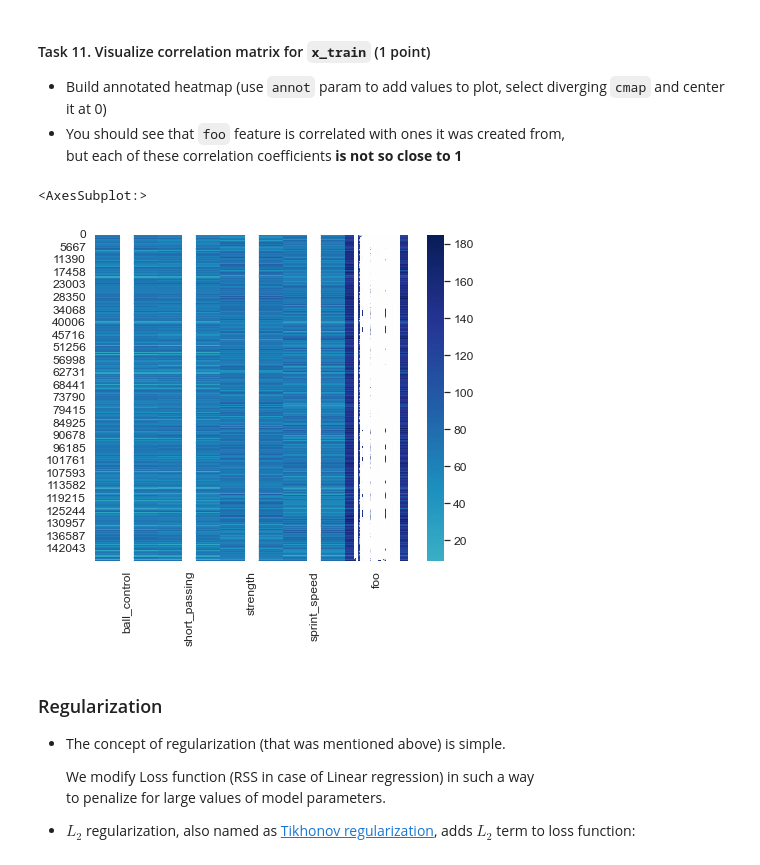
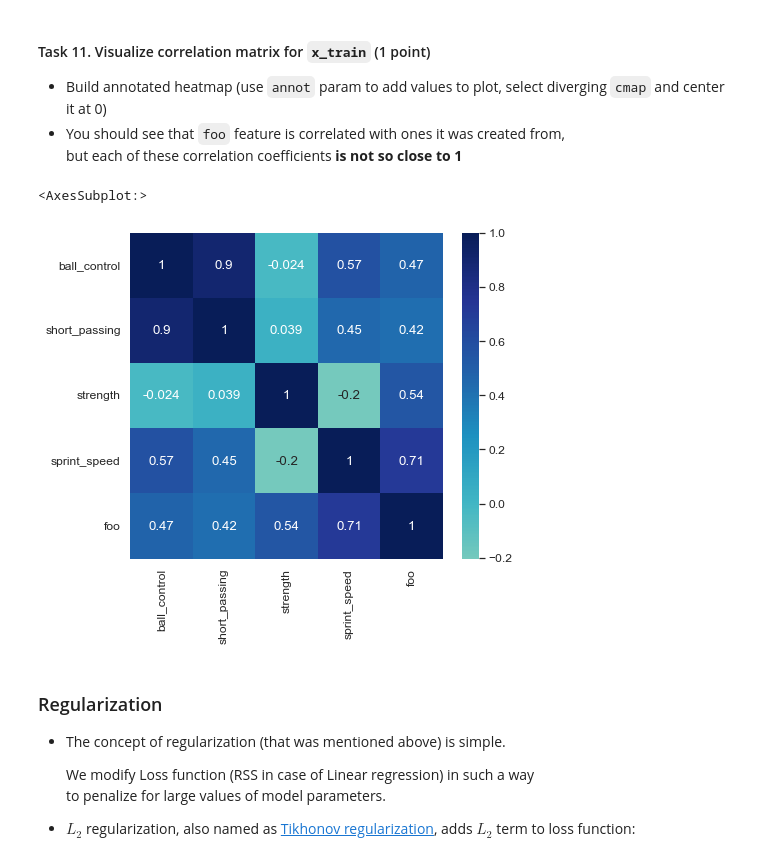
Before and after one commit to Sergo448/rolling-scopes-school-AI-MachineLearning, a Jupyter notebook: Sergo448_Linear_Regression.ipynb, the cells around one changed output. Drawn from its saved outputs; the diff is of its cells as text; code cells hidden in the pictures.

```diff
--- a/Sergo448_Linear_Regression.ipynb
+++ b/Sergo448_Linear_Regression.ipynb
@@ -628,0 +623,6 @@ print(DF_TRAIN.shape, DF_TEST.shape)
+# %%
+print(df.shape)
+ix_split = int(0.8 * df.shape[0])
+DF_TRAIN = df.iloc[:ix_split].copy()
+DF_TEST = df.iloc[ix_split:].copy()
+print(DF_TRAIN.shape, DF_TEST.shape)
@@ -1689,13 +1692,13 @@ l2_norm(model.coef_)
 # %%
 # your code here
 # %%
-sns.heatmap(data=x_train,
+sns.heatmap(data=pd.DataFrame.corr(x_train),
         annot=True,
         cmap="YlGnBu",
         center=0)
 # %% [output]
 <AxesSubplot:>
-[figure, old version]
+[figure, new version]
 # %% [markdown]
 ### Regularization
 
```
Also changed, not shown: parts of 33 cells of this notebook.
